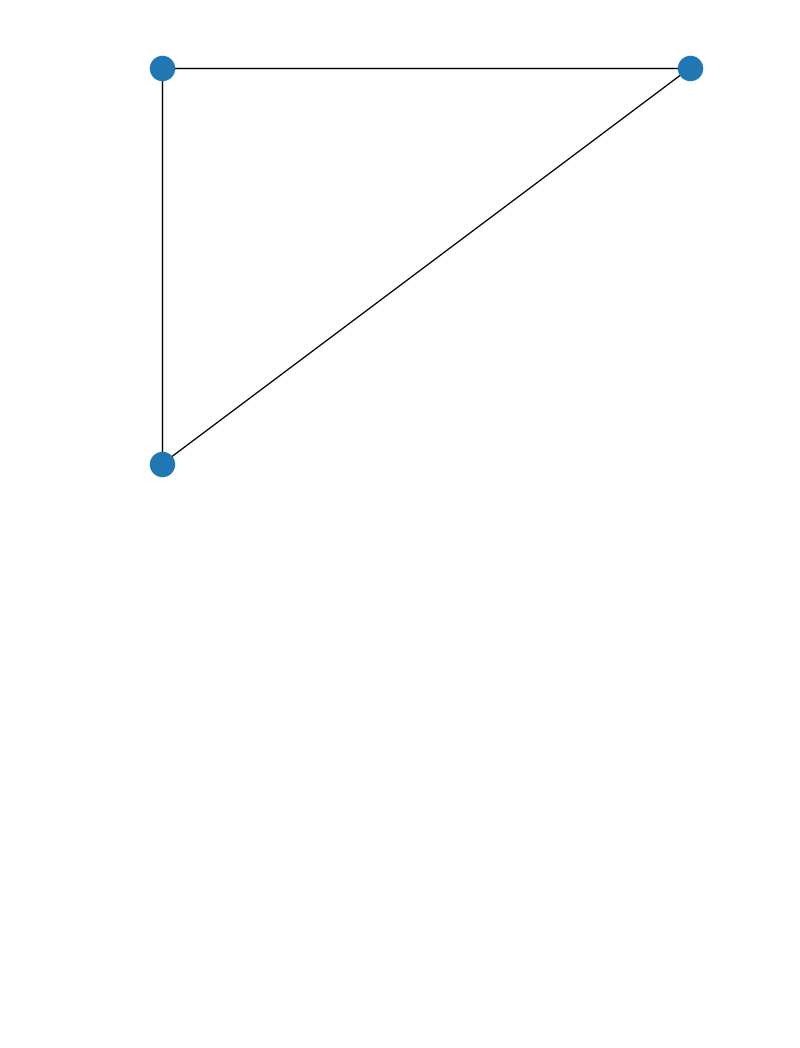
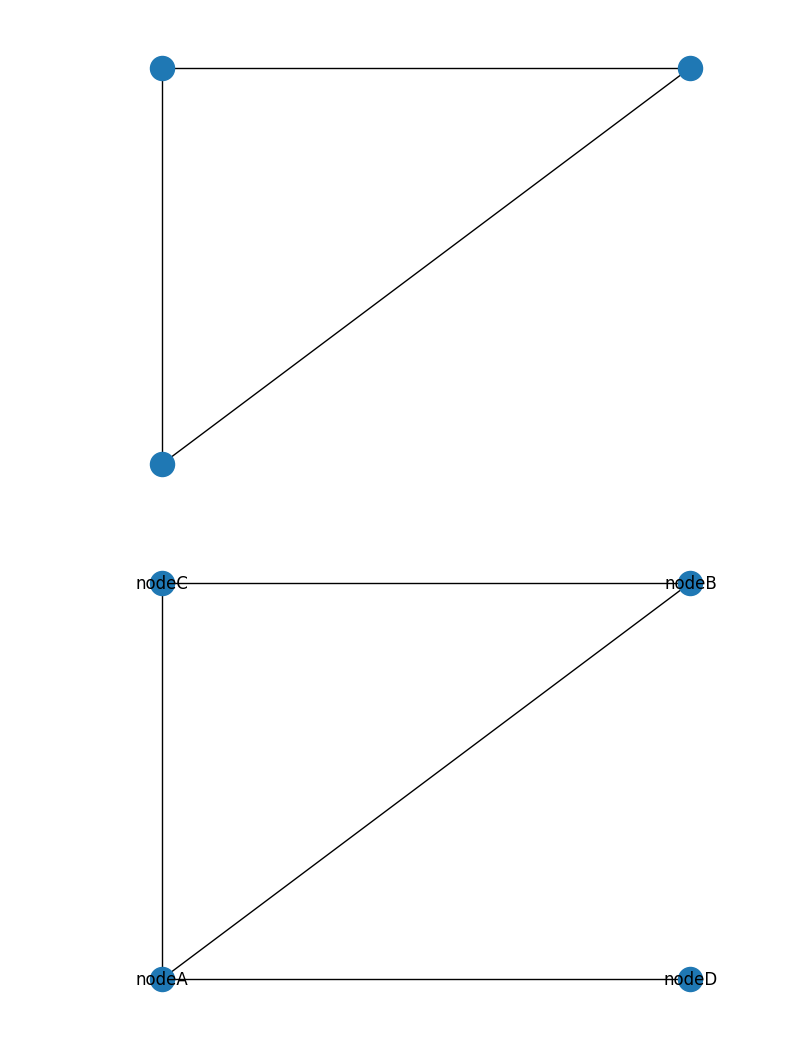
Before and after one commit to KodaiTakano/DataAnalysis100, a Jupyter notebook: session6/session6.ipynb, the cells around one changed output. Saved outputs shown, nothing was run; the diff lists cells and outputs as text; code cells hidden in the pictures; blank space fills up the shorter version.

Commit message:
update: add node

```diff
--- a/session6/session6.ipynb
+++ b/session6/session6.ipynb
@@ -149,3 +149,13 @@ nx.draw(G, pos)
 plt.show()
 # %% [output]
 [figure]
+# %%
+G.add_node("nodeD")
+
+G.add_edge("nodeA", "nodeD")
+
+pos["nodeD"]=(1, 0)
+
+nx.draw(G, pos, with_labels=True)
+# %% [output]
+[figure, added]
```
